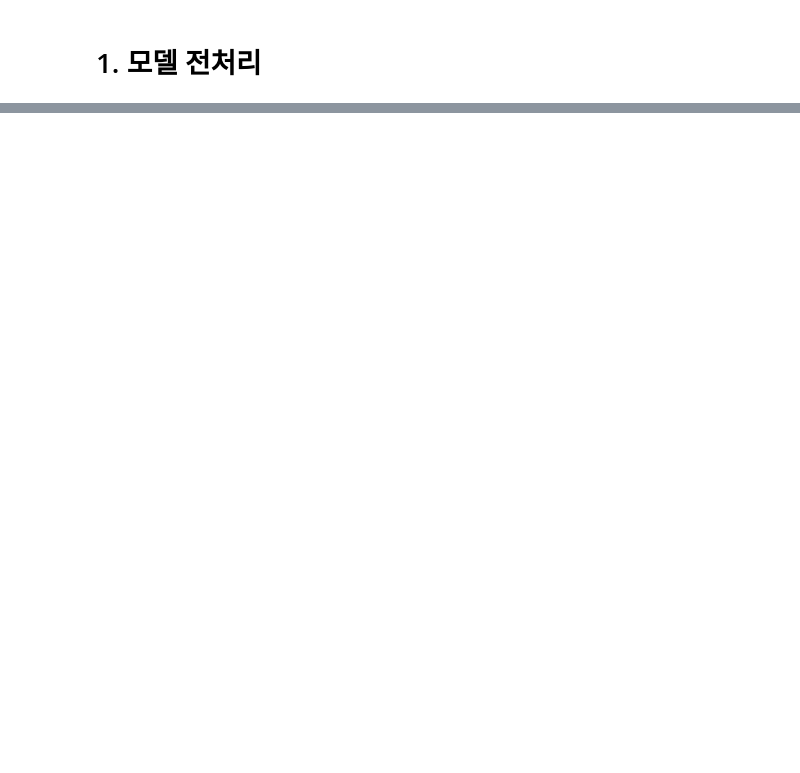
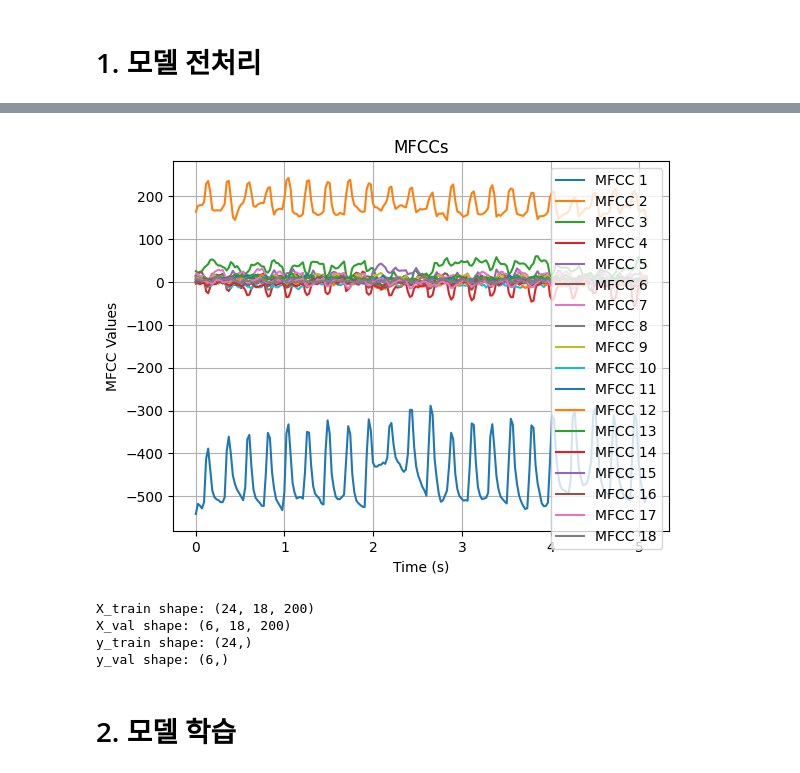
Before and after one commit to 2023GachonP-ForAI/AI, a Jupyter notebook: train_model.ipynb, the cells around one changed output, grey strips where cells are left out. Saved outputs shown, nothing was run; the diff lists cells and outputs as text; code cells hidden in the pictures; blank space fills up the shorter version.

```diff
--- a/train_model.ipynb
+++ b/train_model.ipynb
@@ -40,0 +59,11 @@ plt.show()
+# %%
+for i in range(mfccs.shape[0]):
+    plt.plot(time, mfccs[i], label=f'MFCC {i + 1}')
+plt.xlabel('Time (s)')
+plt.ylabel('MFCC Values')
+plt.title('MFCCs')
+plt.legend()
+plt.grid()
+plt.show()
+# %% [output]
+[figure, added]
@@ -40,0 +87,32 @@ plt.show()
+# %%
+from sklearn.model_selection import train_test_split
+# Load the CSV file containing filenames and labels
+dataset_directory = './dataset/'
+csv_file_path = 'audio_filenames.csv'
+df = pd.read_csv(csv_file_path)
+
+# Load MFCC data for each audio file and preprocess it
+mfcc_data = []
+for filename in df['Filename']:
+    # Load and preprocess MFCC data for the audio file (replace with your preprocessing code)
+    mfcc = preprocess_mfcc(dataset_directory+filename)
+    mfcc_data.append(mfcc)
+
+# Create NumPy arrays for MFCC data and labels
+X = np.array(mfcc_data)
+y = df['Label'].values
+
+# Split the data into training and validation sets
+X_train, X_val, y_train, y_val = train_test_split(X, y, test_size=0.2, shuffle=True)
+# You can print the shapes to verify the split
+print("X_train shape:", X_train.shape)
+print("X_val shape:", X_val.shape)
+print("y_train shape:", y_train.shape)
+print("y_val shape:", y_val.shape)
+# %% [output]
+X_train shape: (24, 18, 200)
+X_val shape: (6, 18, 200)
+y_train shape: (24,)
+y_val shape: (6,)
+# %% [markdown]
+# 2. 모델 학습
```
Also changed, not shown: parts of 9 cells of this notebook, 3 other files.
